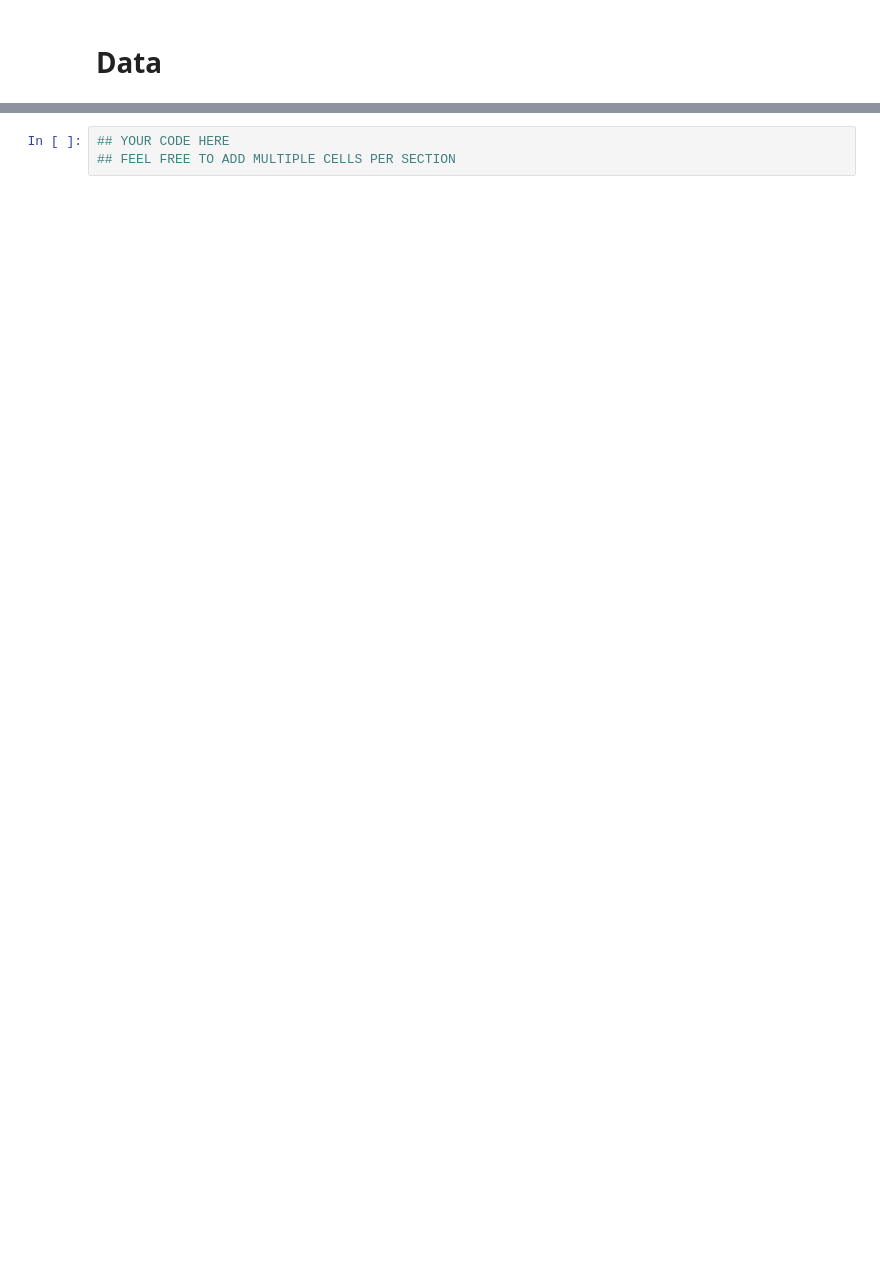
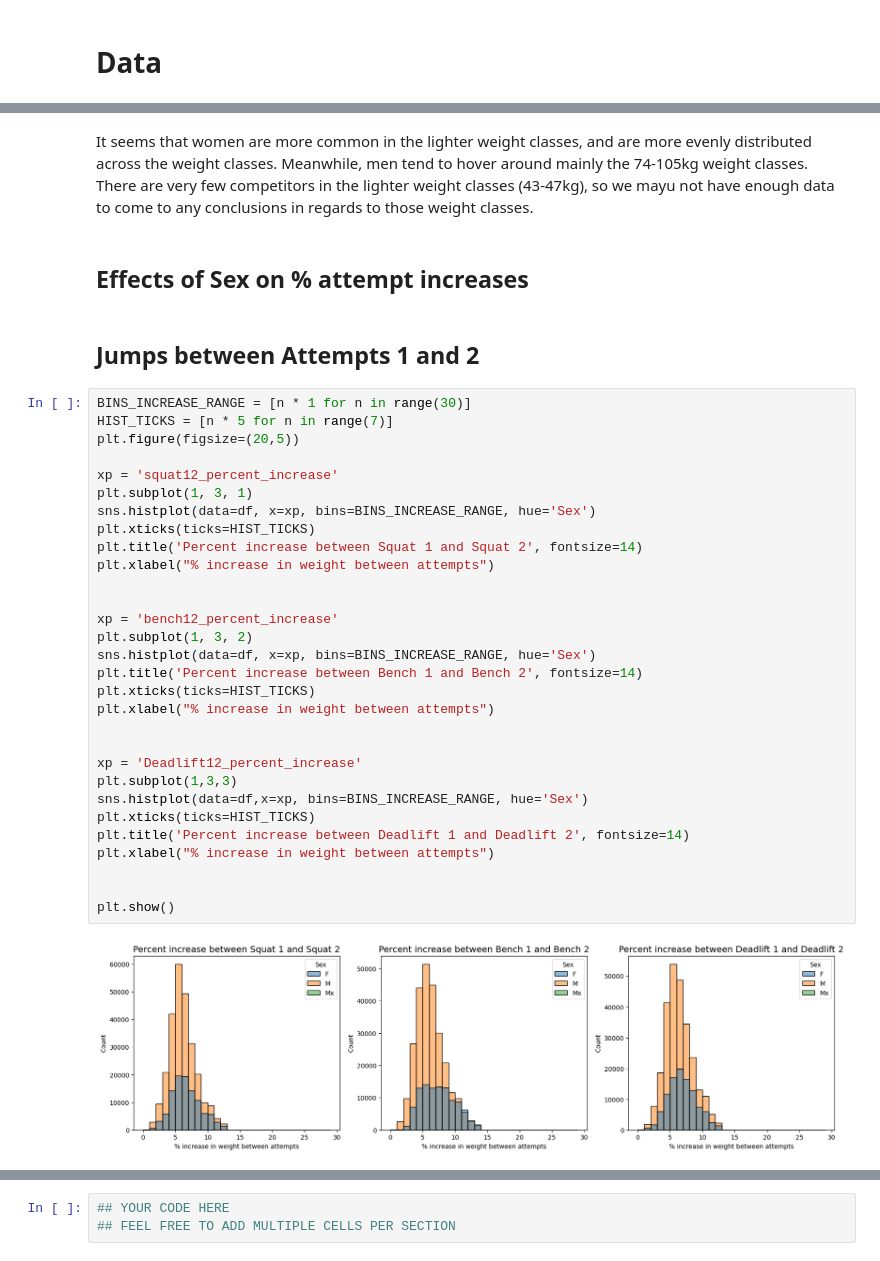
Before and after one commit to COGS108/Group035_WI24, a Jupyter notebook: FinalProject_Group035_WI24.ipynb, the cells around one changed output, grey strips where cells are left out. Saved outputs shown, nothing was run; the diff lists cells and outputs as text; blank space fills up the shorter version.

```diff
--- a/FinalProject_Group035_WI24.ipynb
+++ b/FinalProject_Group035_WI24.ipynb
@@ -99,0 +348,38 @@ Some more words and stuff.  Remember notebooks work best if you interleave the c
+# %% [markdown]
+It seems that women are more common in the lighter weight classes, and are more evenly distributed across the weight classes. Meanwhile, men tend to hover around mainly the 74-105kg weight classes. There are very few competitors in the lighter weight classes (43-47kg), so we mayu not have enough data to come to any conclusions in regards to those weight classes.
+# %% [markdown]
+## Effects of Sex on % attempt increases
+# %% [markdown]
+## Jumps between Attempts 1 and 2
+# %%
+BINS_INCREASE_RANGE = [n * 1 for n in range(30)]
+HIST_TICKS = [n * 5 for n in range(7)]
+plt.figure(figsize=(20,5))
+
+xp = 'squat12_percent_increase'
+plt.subplot(1, 3, 1)
+sns.histplot(data=df, x=xp, bins=BINS_INCREASE_RANGE, hue='Sex')
+plt.xticks(ticks=HIST_TICKS)
+plt.title('Percent increase between Squat 1 and Squat 2', fontsize=14)
+plt.xlabel("% increase in weight between attempts")
+
+
+xp = 'bench12_percent_increase'
+plt.subplot(1, 3, 2)
+sns.histplot(data=df, x=xp, bins=BINS_INCREASE_RANGE, hue='Sex')
+plt.title('Percent increase between Bench 1 and Bench 2', fontsize=14)
+plt.xticks(ticks=HIST_TICKS)
+plt.xlabel("% increase in weight between attempts")
+
+
+xp = 'Deadlift12_percent_increase'
+plt.subplot(1,3,3)
+sns.histplot(data=df,x=xp, bins=BINS_INCREASE_RANGE, hue='Sex')
+plt.xticks(ticks=HIST_TICKS)
+plt.title('Percent increase between Deadlift 1 and Deadlift 2', fontsize=14)
+plt.xlabel("% increase in weight between attempts")
+
+
+plt.show()
+# %% [output]
+[figure, added]
```
Also changed, not shown: parts of 65 cells of this notebook.
